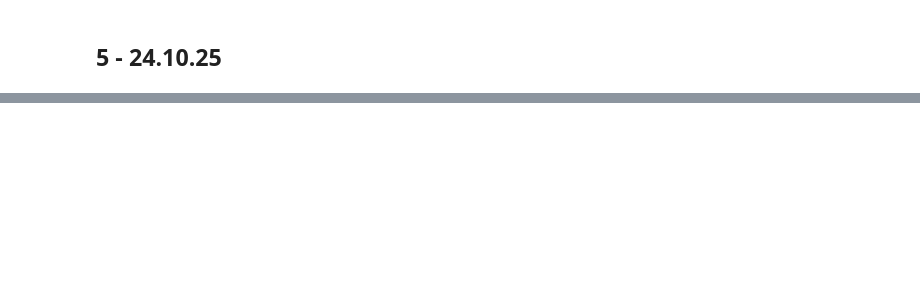
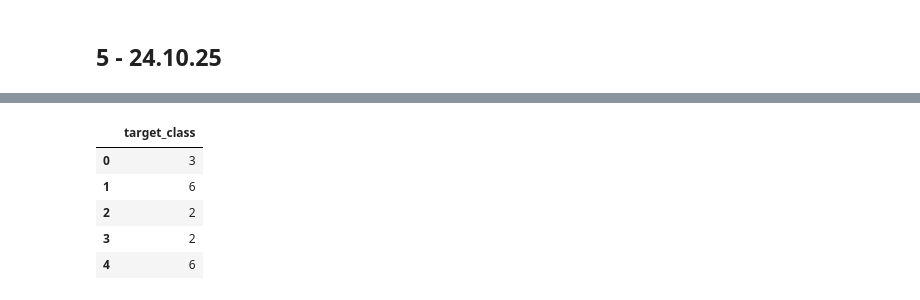
Before and after one commit to poslam/sem7-ds, a Jupyter notebook: ml/main.ipynb, the cells around one changed output, grey strips where cells are left out. Saved outputs shown, nothing was run; the diff lists cells and outputs as text; code cells hidden in the pictures; blank space fills up the shorter version.

```diff
--- a/ml/main.ipynb
+++ b/ml/main.ipynb
@@ -577,0 +729,9 @@ Counter({'это': 1, 'простой': 1, 'пример': 1, 'показыва
+# %%
+Y.head(5)
+# %% [output]
+|  | target_class |
+| 0 | 3 |
+| 1 | 6 |
+| 2 | 2 |
+| 3 | 2 |
+| 4 | 6 |
```
Also changed, not shown: parts of 40 cells of this notebook.
